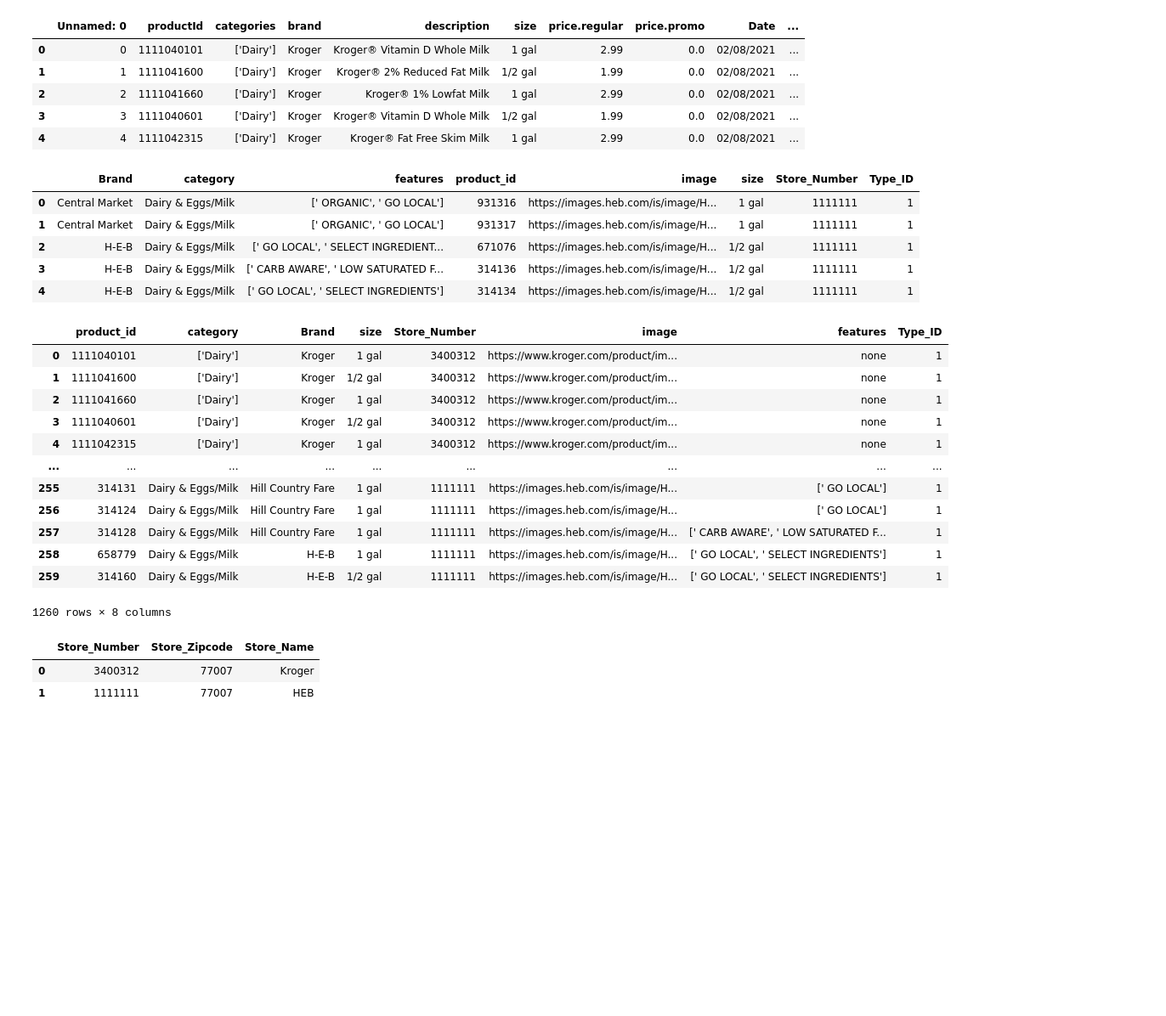
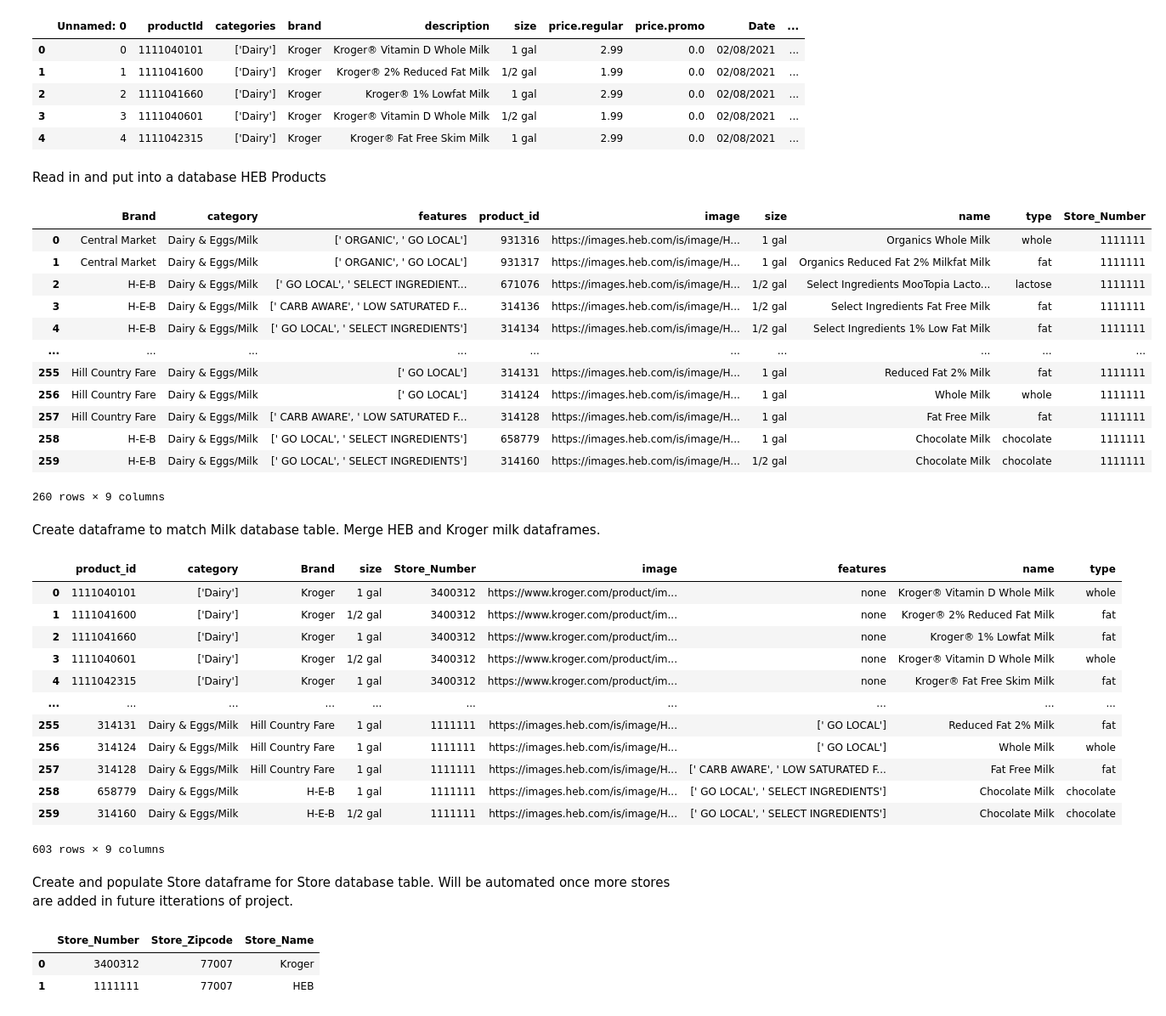
Before and after one commit to ykrasnikov/ETL-project, a Jupyter notebook: database/data_etl.ipynb, the cells around one changed output. Shown at 85% size. Cells and saved outputs as stored; diff of their text form; code cells hidden in the pictures; blank space fills up the shorter version.

Commit message:
added all data from kroger and heb in database

```diff
--- a/database/data_etl.ipynb
+++ b/database/data_etl.ipynb
@@ -16,47 +18,68 @@ kroger_data_df.head()
 | 2 | 2 | 1111041660 | ['Dairy'] | Kroger | Kroger® 1% Lowfat Milk | 1 gal | 2.99 | 0.0 | 02/08/2021 | ... |
 | 3 | 3 | 1111040601 | ['Dairy'] | Kroger | Kroger® Vitamin D Whole Milk | 1/2 gal | 1.99 | 0.0 | 02/08/2021 | ... |
 | 4 | 4 | 1111042315 | ['Dairy'] | Kroger | Kroger® Fat Free Skim Milk | 1 gal | 2.99 | 0.0 | 02/08/2021 | ... |
+# %% [markdown]
+Read in and put into a database HEB Products
 # %%
 path = "../data/heb_clean.csv"
 heb_data_df = pd.read_csv(path)
-heb_milk = heb_data_df.drop(columns=['coupon', 'name' , 'price', 'uomSalePrice', 'type', 'simple_type'])
+heb_milk = heb_data_df.drop(columns=['coupon', 'name' , 'price', 'uomSalePrice', 'simple_type'])
+milk_type_file = "../data/heb_milk_vs_types.csv"
+milk_type_df = pd.read_csv(milk_type_file)
+heb_milk = heb_milk.merge(milk_type_df, on = 'id')
 heb_milk = heb_milk.rename(columns= {'id':'product_id' , 'brand' : 'Brand'})
 heb_milk['Store_Number'] = 1111111
-heb_milk['Type_ID'] = 1
 today = pd.datetime.now().date()
 heb_data_df['Date'] = today
-heb_data_df.head()
-heb_milk.head()
+#heb_data_df.head()
+heb_milk = heb_milk.drop(columns = ['type_x','types'])
+heb_milk = heb_milk.rename(columns = {'type_y' : 'type'})
+heb_milk
 # %% [output]
-|  | Brand | category | features | product_id | image | size | Store_Number | Type_ID |
-| 0 | Central Market | Dairy & Eggs/Milk | [' ORGANIC', ' GO LOCAL'] | 931316 | https://images.heb.com/is/image/H... | 1 gal | 1111111 | 1 |
-| 1 | Central Market | Dairy & Eggs/Milk | [' ORGANIC', ' GO LOCAL'] | 931317 | https://images.heb.com/is/image/H... | 1 gal | 1111111 | 1 |
-| 2 | H-E-B | Dairy & Eggs/Milk | [' GO LOCAL', ' SELECT INGREDIENT... | 671076 | https://images.heb.com/is/image/H... | 1/2 gal | 1111111 | 1 |
-| 3 | H-E-B | Dairy & Eggs/Milk | [' CARB AWARE', ' LOW SATURATED F... | 314136 | https://images.heb.com/is/image/H... | 1/2 gal | 1111111 | 1 |
-| 4 | H-E-B | Dairy & Eggs/Milk | [' GO LOCAL', ' SELECT INGREDIENTS'] | 314134 | https://images.heb.com/is/image/H... | 1/2 gal | 1111111 | 1 |
+|  | Brand | category | features | product_id | image | size | name | type | Store_Number |
+| 0 | Central Market | Dairy & Eggs/Milk | [' ORGANIC', ' GO LOCAL'] | 931316 | https://images.heb.com/is/image/H... | 1 gal | Organics Whole Milk | whole | 1111111 |
+| 1 | Central Market | Dairy & Eggs/Milk | [' ORGANIC', ' GO LOCAL'] | 931317 | https://images.heb.com/is/image/H... | 1 gal | Organics Reduced Fat 2% Milkfat Milk | fat | 1111111 |
+| 2 | H-E-B | Dairy & Eggs/Milk | [' GO LOCAL', ' SELECT INGREDIENT... | 671076 | https://images.heb.com/is/image/H... | 1/2 gal | Select Ingredients MooTopia Lacto... | lactose | 1111111 |
+| 3 | H-E-B | Dairy & Eggs/Milk | [' CARB AWARE', ' LOW SATURATED F... | 314136 | https://images.heb.com/is/image/H... | 1/2 gal | Select Ingredients Fat Free Milk | fat | 1111111 |
+| 4 | H-E-B | Dairy & Eggs/Milk | [' GO LOCAL', ' SELECT INGREDIENTS'] | 314134 | https://images.heb.com/is/image/H... | 1/2 gal | Select Ingredients 1% Low Fat Milk | fat | 1111111 |
+| ... | ... | ... | ... | ... | ... | ... | ... | ... | ... |
+| 255 | Hill Country Fare | Dairy & Eggs/Milk | [' GO LOCAL'] | 314131 | https://images.heb.com/is/image/H... | 1 gal | Reduced Fat 2% Milk | fat | 1111111 |
+| 256 | Hill Country Fare | Dairy & Eggs/Milk | [' GO LOCAL'] | 314124 | https://images.heb.com/is/image/H... | 1 gal | Whole Milk | whole | 1111111 |
+| 257 | Hill Country Fare | Dairy & Eggs/Milk | [' CARB AWARE', ' LOW SATURATED F... | 314128 | https://images.heb.com/is/image/H... | 1 gal | Fat Free Milk | fat | 1111111 |
+| 258 | H-E-B | Dairy & Eggs/Milk | [' GO LOCAL', ' SELECT INGREDIENTS'] | 658779 | https://images.heb.com/is/image/H... | 1 gal | Chocolate Milk | chocolate | 1111111 |
+| 259 | H-E-B | Dairy & Eggs/Milk | [' GO LOCAL', ' SELECT INGREDIENTS'] | 314160 | https://images.heb.com/is/image/H... | 1/2 gal | Chocolate Milk | chocolate | 1111111 |
+260 rows × 9 columns
+# %% [markdown]
+Create dataframe to match Milk database table. Merge HEB and Kroger milk dataframes.
 # %%
 milk_df = kroger_data_df
 milk_df = milk_df.drop(columns=['Unnamed: 0', 'description' , 'price.regular', 'price.promo', 'Date'])
 features = 'none'
 milk_df['features'] = features
+kroger_milk_type_file = "../data/kroger_milk_vs_types.csv"
+kroger_milk_type_df = pd.read_csv(kroger_milk_type_file)
+kroger_milk_type_df = kroger_milk_type_df.rename(columns = {'id' : 'productId'})
+milk_df = milk_df.merge(kroger_milk_type_df, on = 'productId')
+milk_df = milk_df.drop(columns=['types'])
 milk_df = milk_df.rename(columns={"productId": "product_id", "brand": "Brand" , "categories" : "category" , 'Store_Id' : 'Store_Number'})
-milk_df['Type_ID'] = 1
 complete_milk = pd.concat([milk_df, heb_milk])
 complete_milk
 # %% [output]
-|  | product_id | category | Brand | size | Store_Number | image | features | Type_ID |
-| 0 | 1111040101 | ['Dairy'] | Kroger | 1 gal | 3400312 | https://www.kroger.com/product/im... | none | 1 |
-| 1 | 1111041600 | ['Dairy'] | Kroger | 1/2 gal | 3400312 | https://www.kroger.com/product/im... | none | 1 |
-| 2 | 1111041660 | ['Dairy'] | Kroger | 1 gal | 3400312 | https://www.kroger.com/product/im... | none | 1 |
-| 3 | 1111040601 | ['Dairy'] | Kroger | 1/2 gal | 3400312 | https://www.kroger.com/product/im... | none | 1 |
-| 4 | 1111042315 | ['Dairy'] | Kroger | 1 gal | 3400312 | https://www.kroger.com/product/im... | none | 1 |
-| ... | ... | ... | ... | ... | ... | ... | ... | ... |
-| 255 | 314131 | Dairy & Eggs/Milk | Hill Country Fare | 1 gal | 1111111 | https://images.heb.com/is/image/H... | [' GO LOCAL'] | 1 |
-| 256 | 314124 | Dairy & Eggs/Milk | Hill Country Fare | 1 gal | 1111111 | https://images.heb.com/is/image/H... | [' GO LOCAL'] | 1 |
-| 257 | 314128 | Dairy & Eggs/Milk | Hill Country Fare | 1 gal | 1111111 | https://images.heb.com/is/image/H... | [' CARB AWARE', ' LOW SATURATED F... | 1 |
-| 258 | 658779 | Dairy & Eggs/Milk | H-E-B | 1 gal | 1111111 | https://images.heb.com/is/image/H... | [' GO LOCAL', ' SELECT INGREDIENTS'] | 1 |
-| 259 | 314160 | Dairy & Eggs/Milk | H-E-B | 1/2 gal | 1111111 | https://images.heb.com/is/image/H... | [' GO LOCAL', ' SELECT INGREDIENTS'] | 1 |
+|  | product_id | category | Brand | size | Store_Number | image | features | name | type |
+| 0 | 1111040101 | ['Dairy'] | Kroger | 1 gal | 3400312 | https://www.kroger.com/product/im... | none | Kroger® Vitamin D Whole Milk | whole |
+| 1 | 1111041600 | ['Dairy'] | Kroger | 1/2 gal | 3400312 | https://www.kroger.com/product/im... | none | Kroger® 2% Reduced Fat Milk | fat |
+| 2 | 1111041660 | ['Dairy'] | Kroger | 1 gal | 3400312 | https://www.kroger.com/product/im... | none | Kroger® 1% Lowfat Milk | fat |
+| 3 | 1111040601 | ['Dairy'] | Kroger | 1/2 gal | 3400312 | https://www.kroger.com/product/im... | none | Kroger® Vitamin D Whole Milk | whole |
+| 4 | 1111042315 | ['Dairy'] | Kroger | 1 gal | 3400312 | https://www.kroger.com/product/im... | none | Kroger® Fat Free Skim Milk | fat |
+| ... | ... | ... | ... | ... | ... | ... | ... | ... | ... |
+| 255 | 314131 | Dairy & Eggs/Milk | Hill Country Fare | 1 gal | 1111111 | https://images.heb.com/is/image/H... | [' GO LOCAL'] | Reduced Fat 2% Milk | fat |
+| 256 | 314124 | Dairy & Eggs/Milk | Hill Country Fare | 1 gal | 1111111 | https://images.heb.com/is/image/H... | [' GO LOCAL'] | Whole Milk | whole |
+| 257 | 314128 | Dairy & Eggs/Milk | Hill Country Fare | 1 gal | 1111111 | https://images.heb.com/is/image/H... | [' CARB AWARE', ' LOW SATURATED F... | Fat Free Milk | fat |
+| 258 | 658779 | Dairy & Eggs/Milk | H-E-B | 1 gal | 1111111 | https://images.heb.com/is/image/H... | [' GO LOCAL', ' SELECT INGREDIENTS'] | Chocolate Milk | chocolate |
+| 259 | 314160 | Dairy & Eggs/Milk | H-E-B | 1/2 gal | 1111111 | https://images.heb.com/is/image/H... | [' GO LOCAL', ' SELECT INGREDIENTS'] | Chocolate Milk | chocolate |
-1260 rows × 8 columns
+603 rows × 9 columns
+# %% [markdown]
+Create and populate Store dataframe for Store database table. Will be automated once more stores are added in future itterations of project.
 # %%
 store_df = pd.DataFrame()
 store_id = 3400312 , 1111111
```
Also changed, not shown: parts of 11 cells of this notebook, 2 other files.
